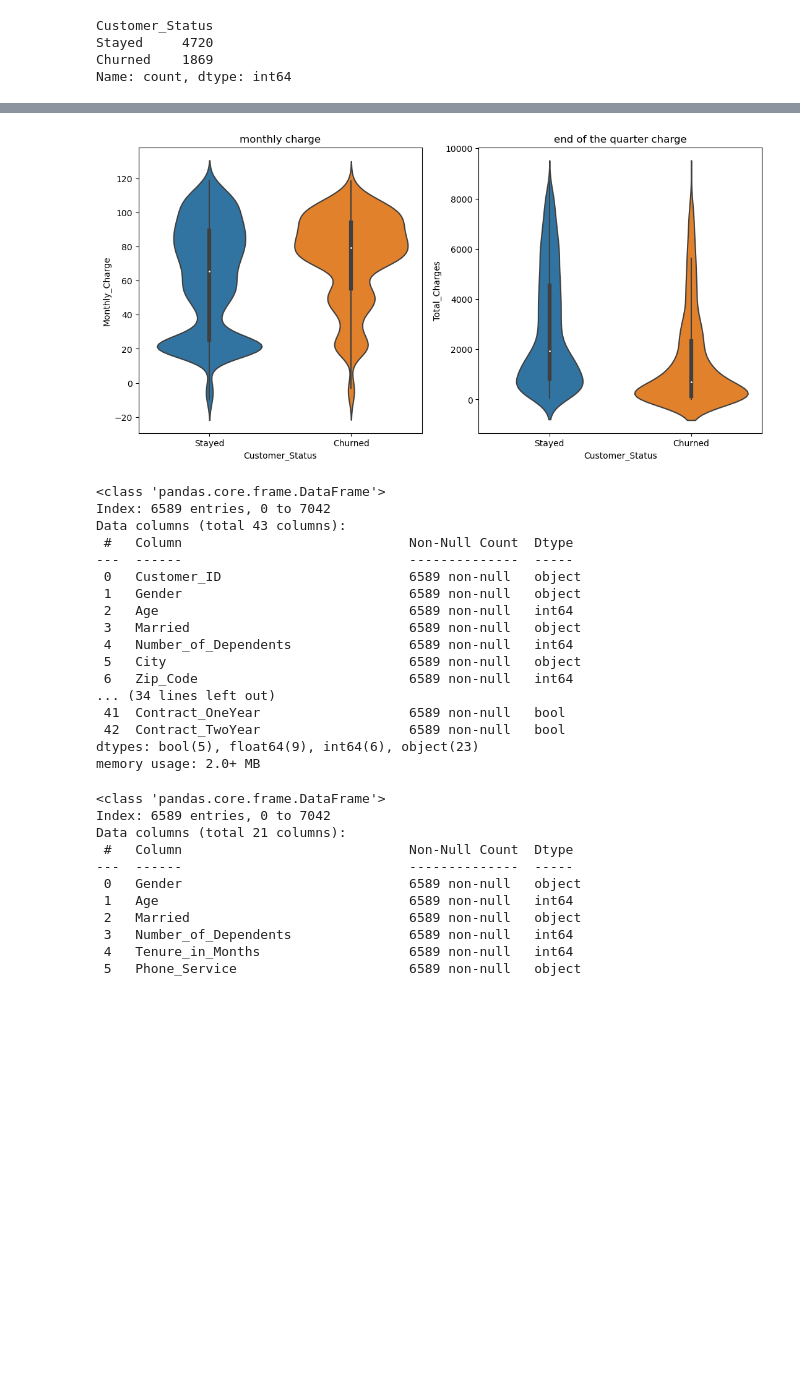
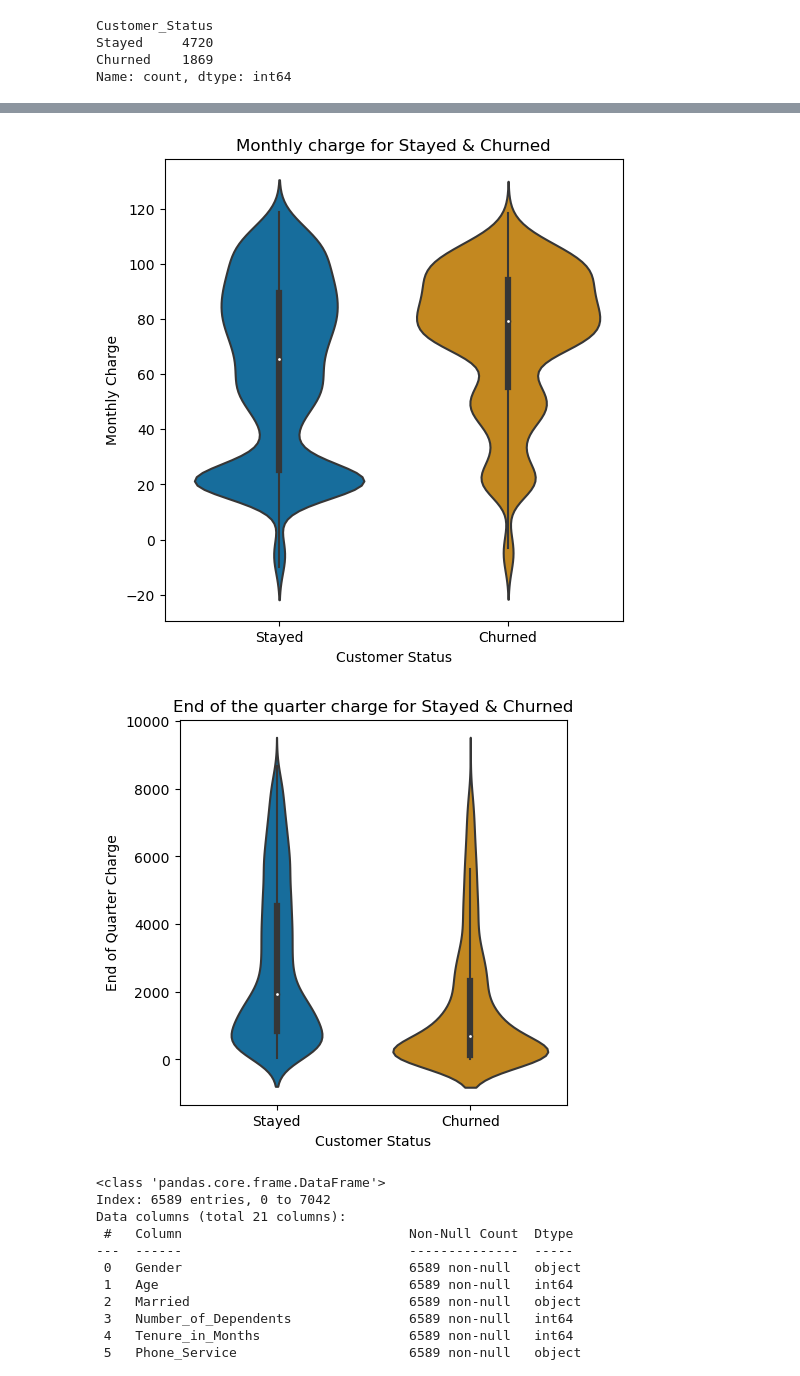
Before and after one commit to anarghaajoy/ML-Projects, a Jupyter notebook: Telecom Company Churn Reduction.ipynb, the cells around one changed output, grey strips where cells are left out. Saved outputs shown, nothing was run; the diff lists cells and outputs as text; code cells hidden in the pictures; blank space fills up the shorter version.

```diff
--- a/Telecom Company Churn Reduction.ipynb
+++ b/Telecom Company Churn Reduction.ipynb
@@ -147,10 +158,8 @@ Stayed     4720
 Churned    1869
 Name: count, dtype: int64
 # %%
-plt.rcParams["figure.figsize"] = (13,8)
-mycolors = ["g", "r", "hotpink"]
-# making a function for pie charts to use it later to avoid copy the codes
-def pie(pie_data,mycolors,title):
+# Plotting Customer status
+def pie(pie_data, mycolors, title):
     plt.title(title)
-    plt.pie(pie_data,labels = pie_data.index, startangle = 90, counterclock = False , autopct='%.1f%%',colors= mycolors)
+    plt.pie(pie_data,labels = pie_data.index, startangle = 90, counterclock = False , autopct='%.1f%%',colors= ['#C0C0C0', '#C19A6B'])
 # %%
@@ -162,8 +170,0 @@ The impact of the total amount of months that the customer has been with the com
-# %%
-plt.rcParams["figure.figsize"] = (12,5)
-bins = np.arange(0, df.query("Churned > 0" ).Tenure_in_Months.max()+2, 1)
-plt.hist(df.query("Churned > 0" ).Tenure_in_Months, bins = bins,color = sb.color_palette()[9])
-plt.xlim(0,74)
-plt.title("distribution of churned clients over the Tenure in Months")
-plt.xlabel("Tenure in Months")
-plt.ylabel("count of churned clients");
@@ -172,4 +170,0 @@ plt.ylabel("count of churned clients");
-# %%
-plt.rcParams["figure.figsize"] = (11,5)
-sb.boxplot(data=df, x='Contract', y='Total_Revenue')
-plt.title("Revenue Per contract type");
@@ -178,33 +196,22 @@ plt.title("Revenue Per contract type");
 # %%
-plt.rcParams["figure.figsize"] = (13,6)
+# Plot the Violin plot for monthly charge for Stayed and Churned customers
+plt.figure(figsize=(13, 6))
 plt.subplot(1,2,1)
-sb.violinplot(data=df, x='Customer_Status', y='Monthly_Charge')
-plt.title("monthly charge")
+sb.violinplot(data=df, x='Customer_Status', y='Monthly_Charge', palette = 'colorblind')
+plt.title("Monthly charge for Stayed & Churned")
+plt.xlabel('Customer Status')
+plt.ylabel('Monthly Charge')
+plt.show()
+
 plt.subplot(1,2,2)
-sb.violinplot(data=df, x='Customer_Status', y='Total_Charges')
-plt.title("end of the quarter charge");
+sb.violinplot(data=df, x='Customer_Status', y='Total_Charges', palette = 'colorblind')
+plt.title("End of the quarter charge for Stayed & Churned")
+plt.xlabel('Customer Status')
+plt.ylabel('End of Quarter Charge')
+plt.show()
 # %% [output]
-[figure, old version]
+[figure, new version]
+[figure, added]
-# %%
-df.info()
-# %% [output]
-<class 'pandas.core.frame.DataFrame'>
-Index: 6589 entries, 0 to 7042
-Data columns (total 43 columns):
- #   Column                             Non-Null Count  Dtype
----  ------                             --------------  -----
- 0   Customer_ID                        6589 non-null   object
- 1   Gender                             6589 non-null   object
- 2   Age                                6589 non-null   int64
- 3   Married                            6589 non-null   object
- 4   Number_of_Dependents               6589 non-null   int64
- 5   City                               6589 non-null   object
- 6   Zip_Code                           6589 non-null   int64
-... (34 lines left out)
- 41  Contract_OneYear                   6589 non-null   bool
- 42  Contract_TwoYear                   6589 non-null   bool
-dtypes: bool(5), float64(9), int64(6), object(23)
-memory usage: 2.0+ MB
 # %%
 model_db = df.iloc[:, [1, 2, 3, 4, 10, 12, 13, 14, 15, 17, 22,23,24, 25, 27, 29, 30, 38,39,40,41]]
 model_db.info()
```
Also changed, not shown: parts of 19 cells of this notebook.
